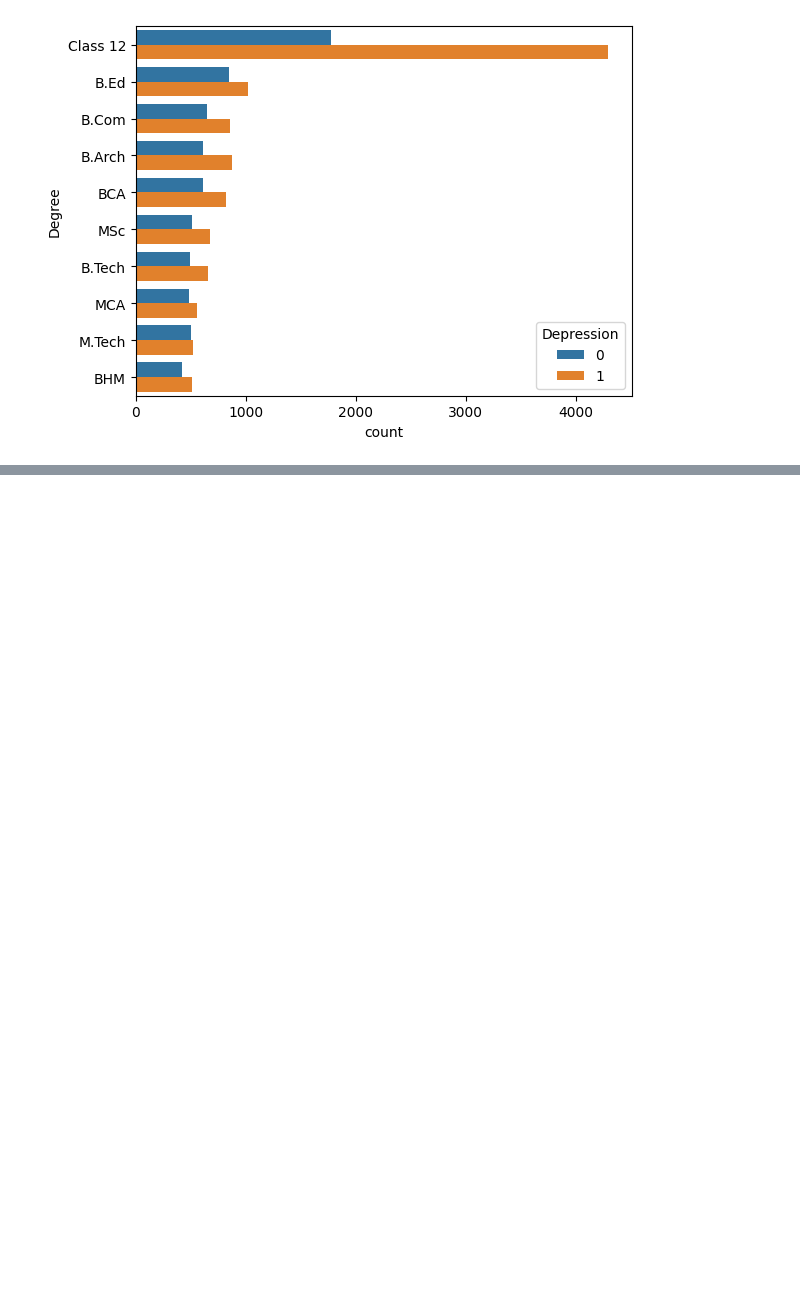
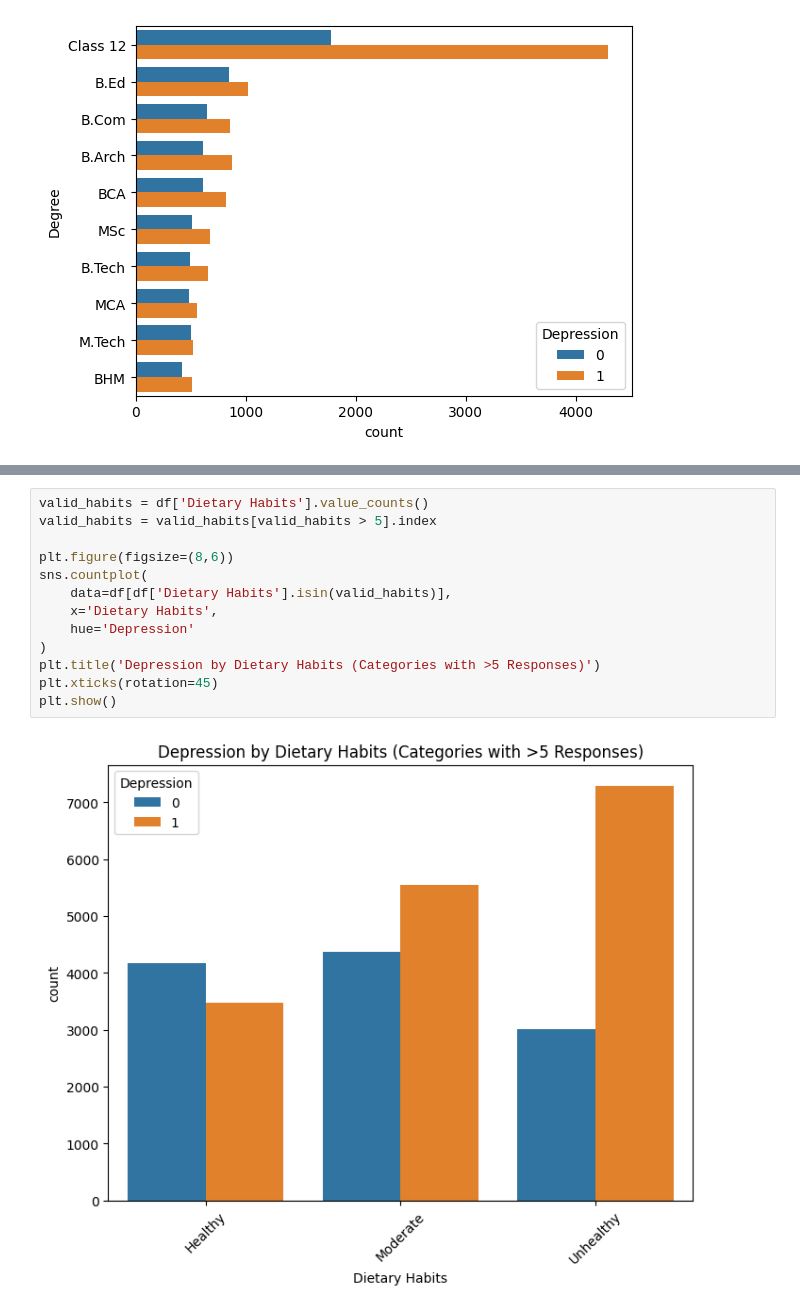
Before and after one commit to nakulmanoj/depression-predictor, a Jupyter notebook: notebooks/pre-processing.ipynb, the cells around one changed output, grey strips where cells are left out. Drawn from its saved outputs; the diff is of its cells as text; blank space fills up the shorter version.

```diff
--- a/notebooks/pre-processing.ipynb
+++ b/notebooks/pre-processing.ipynb
@@ -169,0 +225,15 @@ sns.countplot(data=df, y="Degree", hue="Depression", order=df["Degree"].value_co
+# %%
+valid_habits = df['Dietary Habits'].value_counts()
+valid_habits = valid_habits[valid_habits > 5].index
+
+plt.figure(figsize=(8,6))
+sns.countplot(
+    data=df[df['Dietary Habits'].isin(valid_habits)],
+    x='Dietary Habits',
+    hue='Depression'
+)
+plt.title('Depression by Dietary Habits (Categories with >5 Responses)')
+plt.xticks(rotation=45)
+plt.show()
+# %% [output]
+[figure, added]
```
Also changed, not shown: parts of 10 cells of this notebook, 5 other files.
